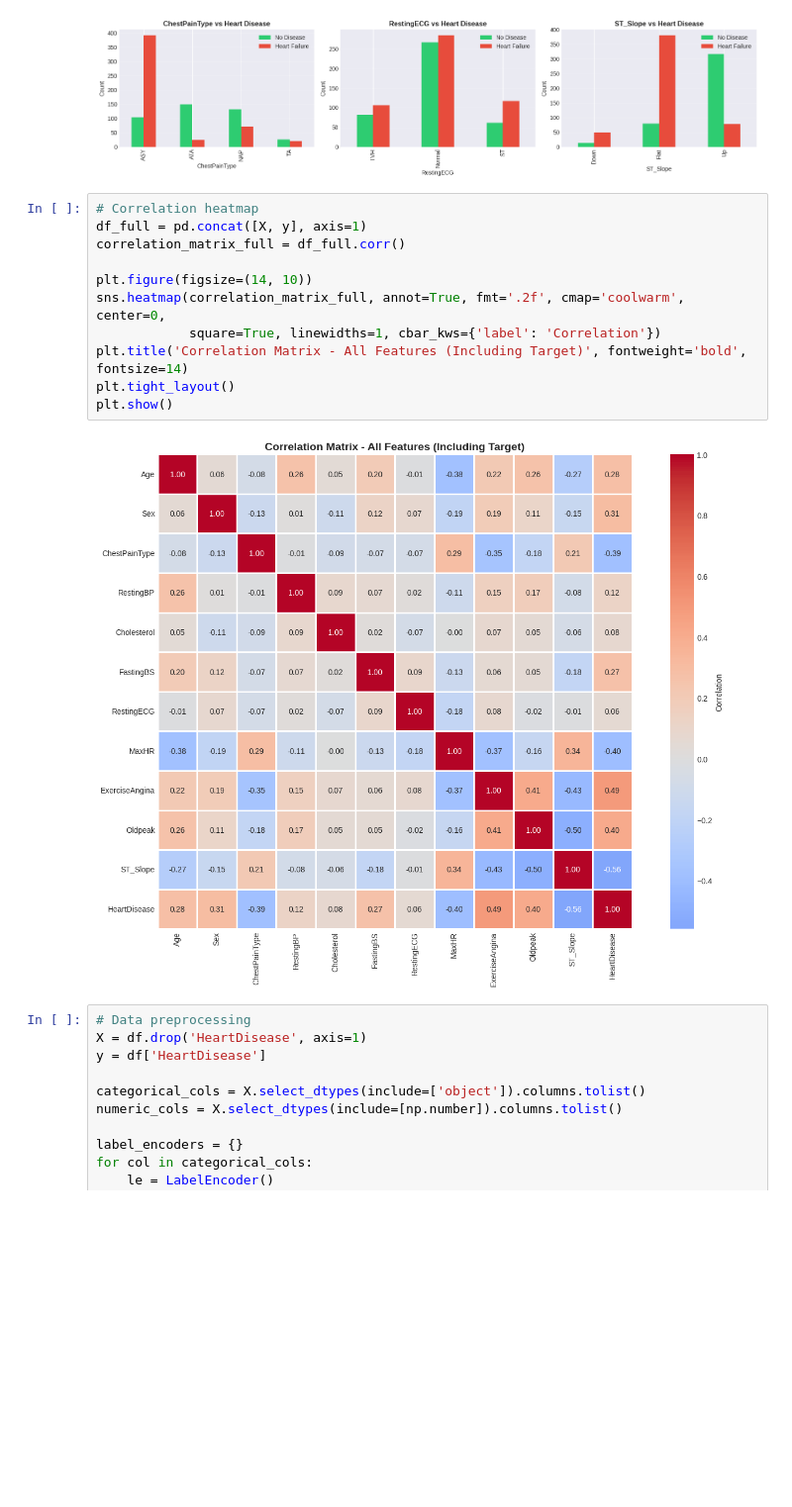
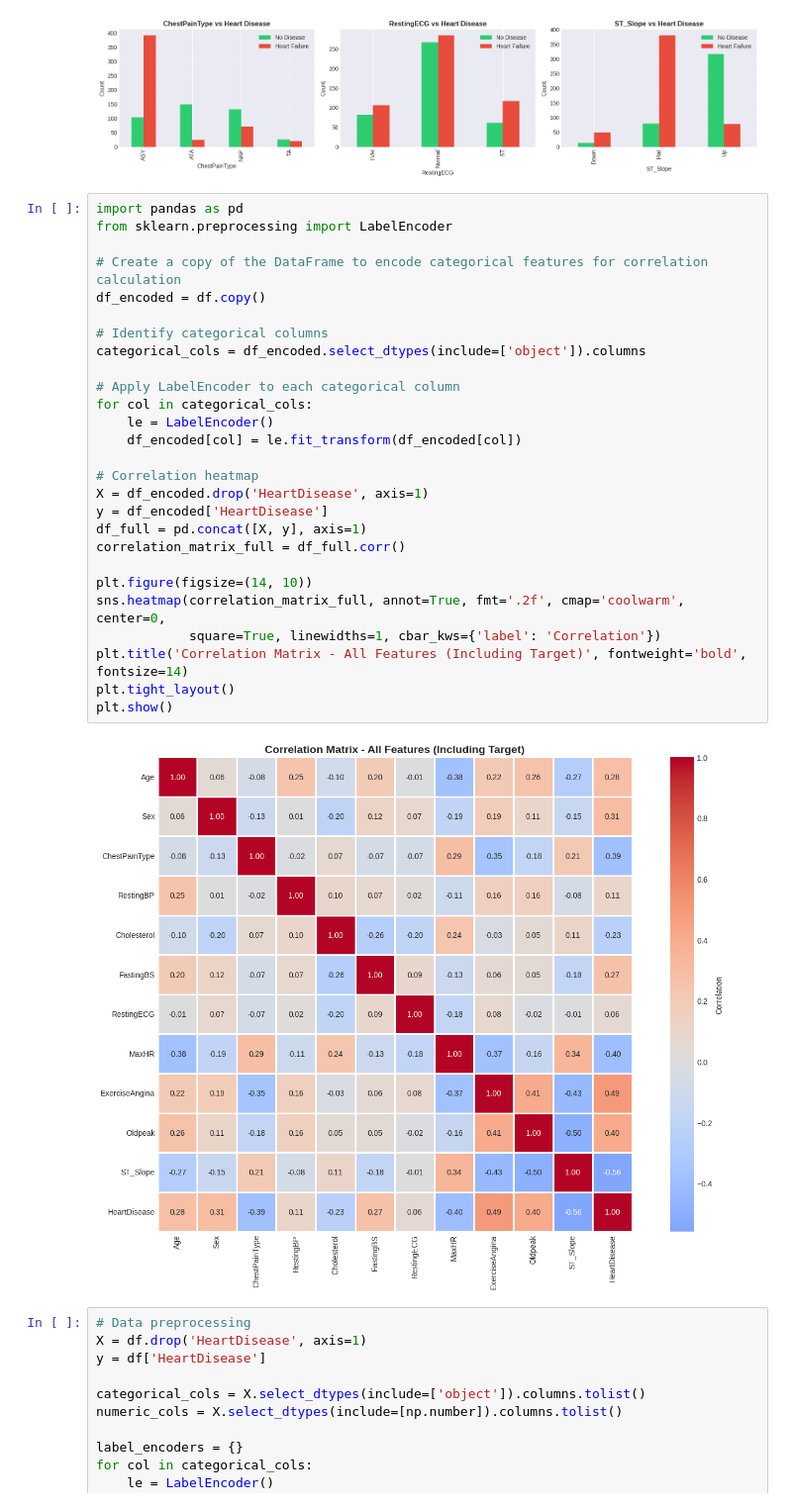
Before and after one commit to Mahdi-20/Heart-Failure-Prediction-Dataset, a Jupyter notebook: ML_Analysis_Final_ver_2_0.ipynb, the cells around one changed output. Shown at 99% size. Drawn from its saved outputs; the diff is of its cells as text; blank space fills up the shorter version.

```diff
--- a/ML_Analysis_Final_ver_2_0.ipynb
+++ b/ML_Analysis_Final_ver_2_0.ipynb
@@ -222,18 +229,34 @@ plt.show()
 # %% [output]
 [figure]
 # %%
+import pandas as pd
+from sklearn.preprocessing import LabelEncoder
+
+# Create a copy of the DataFrame to encode categorical features for correlation calculation
+df_encoded = df.copy()
+
+# Identify categorical columns
+categorical_cols = df_encoded.select_dtypes(include=['object']).columns
+
+# Apply LabelEncoder to each categorical column
+for col in categorical_cols:
+    le = LabelEncoder()
+    df_encoded[col] = le.fit_transform(df_encoded[col])
+
 # Correlation heatmap
+X = df_encoded.drop('HeartDisease', axis=1)
+y = df_encoded['HeartDisease']
 df_full = pd.concat([X, y], axis=1)
 correlation_matrix_full = df_full.corr()
 
 plt.figure(figsize=(14, 10))
 sns.heatmap(correlation_matrix_full, annot=True, fmt='.2f', cmap='coolwarm', center=0,
             square=True, linewidths=1, cbar_kws={'label': 'Correlation'})
 plt.title('Correlation Matrix - All Features (Including Target)', fontweight='bold', fontsize=14)
 plt.tight_layout()
 plt.show()
 # %% [output]
-[figure, old version]
+[figure, new version]
 # %%
 # Data preprocessing
 X = df.drop('HeartDisease', axis=1)
```
Also changed, not shown: parts of 9 cells of this notebook, 2 other files.
